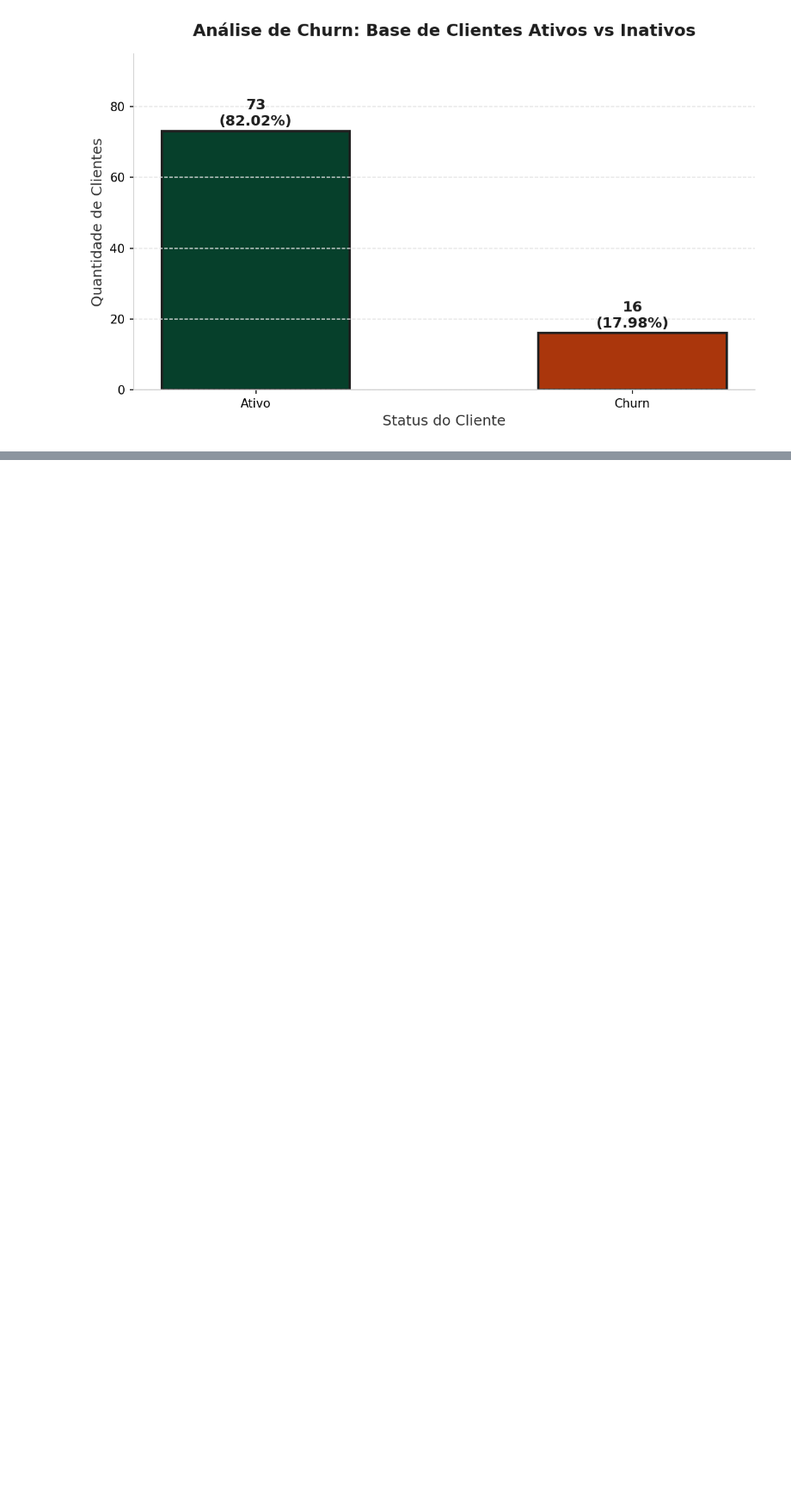
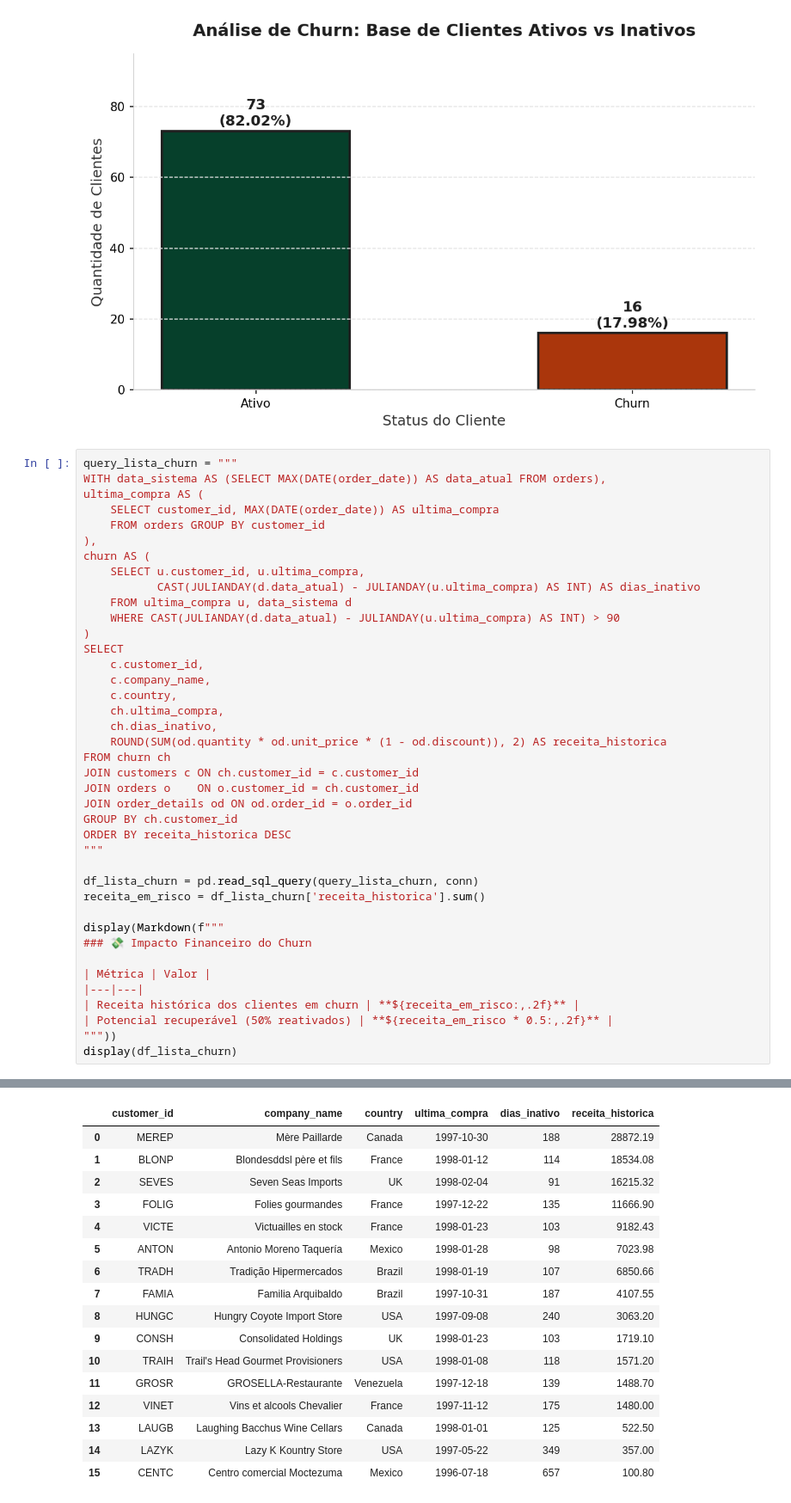
Before and after one commit to PedroRyanMagalhaes/IndiciumAI, a Jupyter notebook: analise_northwind.ipynb, the cells around one changed output, grey strips where cells are left out. Shown at 86% size. Drawn from its saved outputs; the diff is of its cells as text; blank space fills up the shorter version.

Commit message:
churn melhorado

```diff
--- a/analise_northwind.ipynb
+++ b/analise_northwind.ipynb
@@ -439,3 +441,44 @@ plt.tight_layout()
 plt.show()
 # %% [output]
 [figure]
+# %%
+query_lista_churn = """
+WITH data_sistema AS (SELECT MAX(DATE(order_date)) AS data_atual FROM orders),
+ultima_compra AS (
+    SELECT customer_id, MAX(DATE(order_date)) AS ultima_compra
+    FROM orders GROUP BY customer_id
+),
+churn AS (
+    SELECT u.customer_id, u.ultima_compra,
+           CAST(JULIANDAY(d.data_atual) - JULIANDAY(u.ultima_compra) AS INT) AS dias_inativo
+    FROM ultima_compra u, data_sistema d
+    WHERE CAST(JULIANDAY(d.data_atual) - JULIANDAY(u.ultima_compra) AS INT) > 90
+)
+SELECT
+    c.customer_id,
+    c.company_name,
+    c.country,
+    ch.ultima_compra,
+    ch.dias_inativo,
+    ROUND(SUM(od.quantity * od.unit_price * (1 - od.discount)), 2) AS receita_historica
+FROM churn ch
+JOIN customers c ON ch.customer_id = c.customer_id
+JOIN orders o    ON o.customer_id = ch.customer_id
+JOIN order_details od ON od.order_id = o.order_id
+GROUP BY ch.customer_id
+ORDER BY receita_historica DESC
+"""
+
+df_lista_churn = pd.read_sql_query(query_lista_churn, conn)
+receita_em_risco = df_lista_churn['receita_historica'].sum()
+
+display(Markdown(f"""
+### 💸 Impacto Financeiro do Churn
+
+| Métrica | Valor |
+|---|---|
+| Receita histórica dos clientes em churn | **${receita_em_risco:,.2f}** |
+| Potencial recuperável (50% reativados) | **${receita_em_risco * 0.5:,.2f}** |
+"""))
+display(df_lista_churn)
+# %% [output]
@@ -442,3 +492,20 @@ plt.show()
+|  | customer_id | company_name | country | ultima_compra | dias_inativo | receita_historica |
+| 0 | MEREP | Mère Paillarde | Canada | 1997-10-30 | 188 | 28872.19 |
+| 1 | BLONP | Blondesddsl père et fils | France | 1998-01-12 | 114 | 18534.08 |
+| 2 | SEVES | Seven Seas Imports | UK | 1998-02-04 | 91 | 16215.32 |
+| 3 | FOLIG | Folies gourmandes | France | 1997-12-22 | 135 | 11666.90 |
+| 4 | VICTE | Victuailles en stock | France | 1998-01-23 | 103 | 9182.43 |
+| 5 | ANTON | Antonio Moreno Taquería | Mexico | 1998-01-28 | 98 | 7023.98 |
+| 6 | TRADH | Tradição Hipermercados | Brazil | 1998-01-19 | 107 | 6850.66 |
+| 7 | FAMIA | Familia Arquibaldo | Brazil | 1997-10-31 | 187 | 4107.55 |
+| 8 | HUNGC | Hungry Coyote Import Store | USA | 1997-09-08 | 240 | 3063.20 |
+| 9 | CONSH | Consolidated Holdings | UK | 1998-01-23 | 103 | 1719.10 |
+| 10 | TRAIH | Trail's Head Gourmet Provisioners | USA | 1998-01-08 | 118 | 1571.20 |
+| 11 | GROSR | GROSELLA-Restaurante | Venezuela | 1997-12-18 | 139 | 1488.70 |
+| 12 | VINET | Vins et alcools Chevalier | France | 1997-11-12 | 175 | 1480.00 |
+| 13 | LAUGB | Laughing Bacchus Wine Cellars | Canada | 1998-01-01 | 125 | 522.50 |
+| 14 | LAZYK | Lazy K Kountry Store | USA | 1997-05-22 | 349 | 357.00 |
+| 15 | CENTC | Centro comercial Moctezuma | Mexico | 1996-07-18 | 657 | 100.80 |
 # %% [markdown]
 ### Plano de Ação (Para Inovação & Comercial)
 
```
Also changed, not shown: parts of 2 cells of this notebook, 1 other file.
